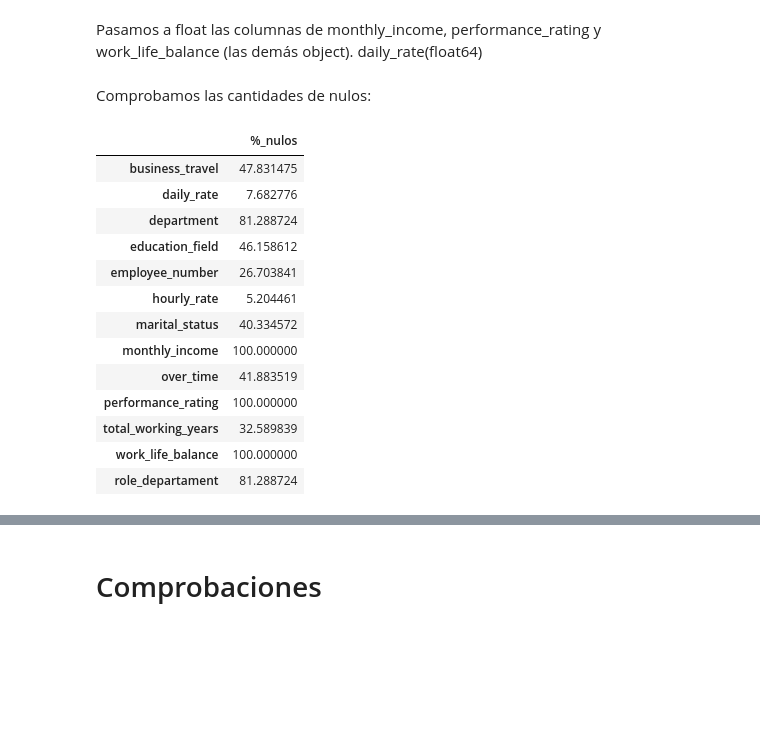
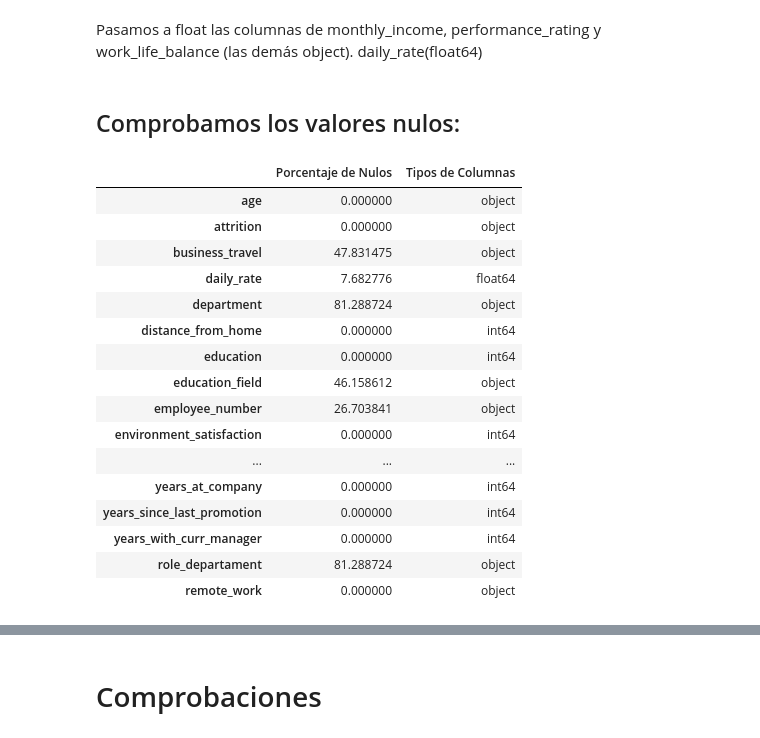
Before and after one commit to Adalab/proyecto-da-promo-Farzana-modulo3-team3-, a Jupyter notebook: Limpieza.ipynb, the cells around one changed output, grey strips where cells are left out. Cells and saved outputs as stored; diff of their text form; code cells hidden in the pictures; blank space fills up the shorter version.

Commit message:
revisando nulos

```diff
--- a/Limpieza.ipynb
+++ b/Limpieza.ipynb
@@ -212,40 +212,41 @@ dtype('float64')
 # %% [markdown]
 Pasamos a float las columnas de monthly_income, performance_rating y work_life_balance (las demás object). daily_rate(float64)
 # %%
-def pasar_a_int(elemento):
+def pasar_a_float(elemento):
     try:
-        return int(elemento)
+        return float(elemento)
     except (ValueError, TypeError):
         return np.NaN
 
 lista_columnas = ['monthly_income', 'performance_rating', 'work_life_balance']
 
 for columna in lista_columnas:
-    rh[columna] = rh[columna].apply(pasar_a_int).astype('float')
+    rh[columna] = rh[columna].apply(pasar_a_float).astype('float')
 
 # replace de not available por numpyNaN #especificar el texto que sale
 # gestion de nulos
 # conversión
-# %% [markdown]
-Comprobamos las cantidades de nulos:
-# %%
-(rh.isnull().sum() / rh.shape[0]) * 100
- #lo convertimos a DataFrame
-rh_nulos = pd.DataFrame((rh.isnull().sum() / rh.shape[0]) * 100, columns = ["%_nulos"])
-#filtramos para quedarnos solo con las columnas con nulos
-rh_nulos[rh_nulos["%_nulos"] > 0]
-# %% [output]
-|  | %_nulos |
-| business_travel | 47.831475 |
-| daily_rate | 7.682776 |
-| department | 81.288724 |
-| education_field | 46.158612 |
-| employee_number | 26.703841 |
-| hourly_rate | 5.204461 |
-| marital_status | 40.334572 |
-| monthly_income | 100.000000 |
-| over_time | 41.883519 |
-| performance_rating | 100.000000 |
-| total_working_years | 32.589839 |
-| work_life_balance | 100.000000 |
-| role_departament | 81.288724 |
+# %% [markdown]
+## Comprobamos los valores nulos:
+# %%
+info_columnas = pd.concat([(rh.isnull().sum() / rh.shape[0]) * 100, rh.dtypes], axis=1)
+info_columnas.columns = ['Porcentaje de Nulos','Tipos de Columnas']
+info_columnas
+# %% [output]
+|  | Porcentaje de Nulos | Tipos de Columnas |
+| age | 0.000000 | object |
+| attrition | 0.000000 | object |
+| business_travel | 47.831475 | object |
+| daily_rate | 7.682776 | float64 |
+| department | 81.288724 | object |
+| distance_from_home | 0.000000 | int64 |
+| education | 0.000000 | int64 |
+| education_field | 46.158612 | object |
+| employee_number | 26.703841 | object |
+| environment_satisfaction | 0.000000 | int64 |
+| ... | ... | ... |
+| years_at_company | 0.000000 | int64 |
+| years_since_last_promotion | 0.000000 | int64 |
+| years_with_curr_manager | 0.000000 | int64 |
+| role_departament | 81.288724 | object |
+| remote_work | 0.000000 | object |
```
Also changed, not shown: parts of 3 cells of this notebook, 1 other file.
